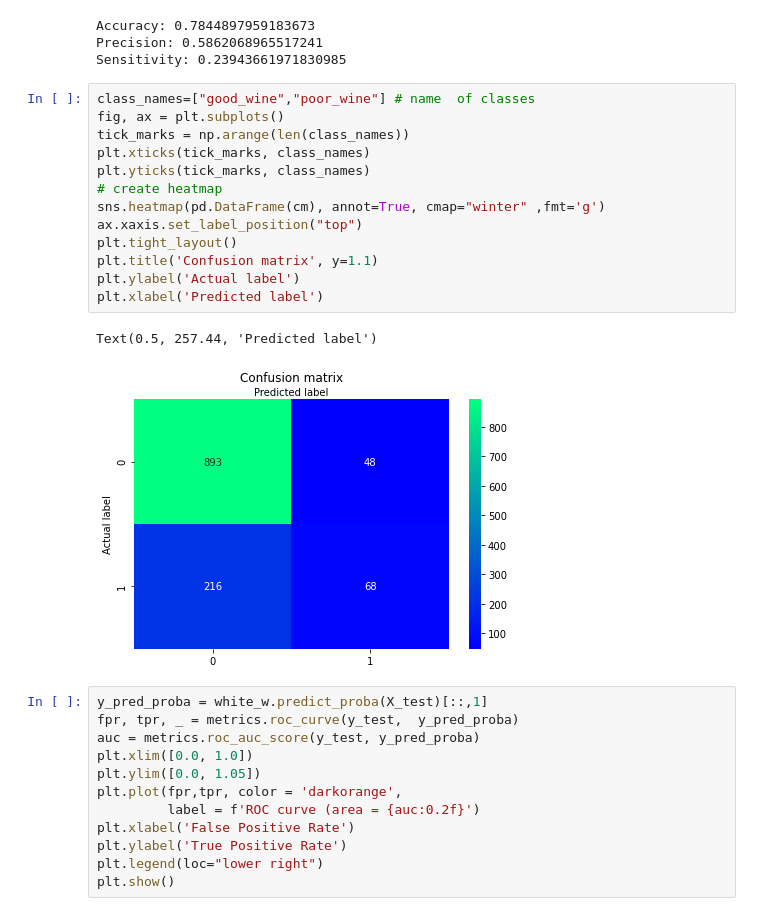
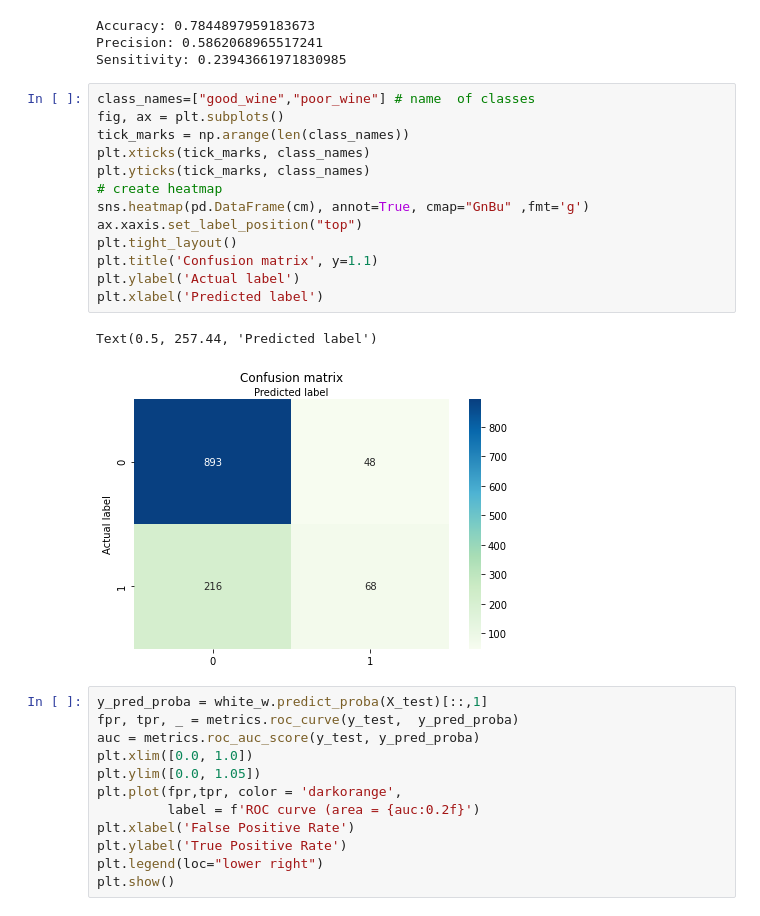
Before and after one commit to Mbutler22/Wine-Physiochemical-Analysis, a Jupyter notebook: white_wine_ML.ipynb, the cells around one changed output. Saved outputs shown, nothing was run; the diff lists cells and outputs as text.

```diff
--- a/white_wine_ML.ipynb
+++ b/white_wine_ML.ipynb
@@ -175,19 +175,19 @@ Sensitivity: 0.23943661971830985
 # %%
 class_names=["good_wine","poor_wine"] # name  of classes
 fig, ax = plt.subplots()
 tick_marks = np.arange(len(class_names))
 plt.xticks(tick_marks, class_names)
 plt.yticks(tick_marks, class_names)
 # create heatmap
-sns.heatmap(pd.DataFrame(cm), annot=True, cmap="winter" ,fmt='g')
+sns.heatmap(pd.DataFrame(cm), annot=True, cmap="GnBu" ,fmt='g')
 ax.xaxis.set_label_position("top")
 plt.tight_layout()
 plt.title('Confusion matrix', y=1.1)
 plt.ylabel('Actual label')
 plt.xlabel('Predicted label')
 # %% [output]
 Text(0.5, 257.44, 'Predicted label')
-[figure, old version]
+[figure, new version]
 # %%
 y_pred_proba = white_w.predict_proba(X_test)[::,1]
 fpr, tpr, _ = metrics.roc_curve(y_test,  y_pred_proba)
```
Also changed, not shown: parts of 4 cells of this notebook.
